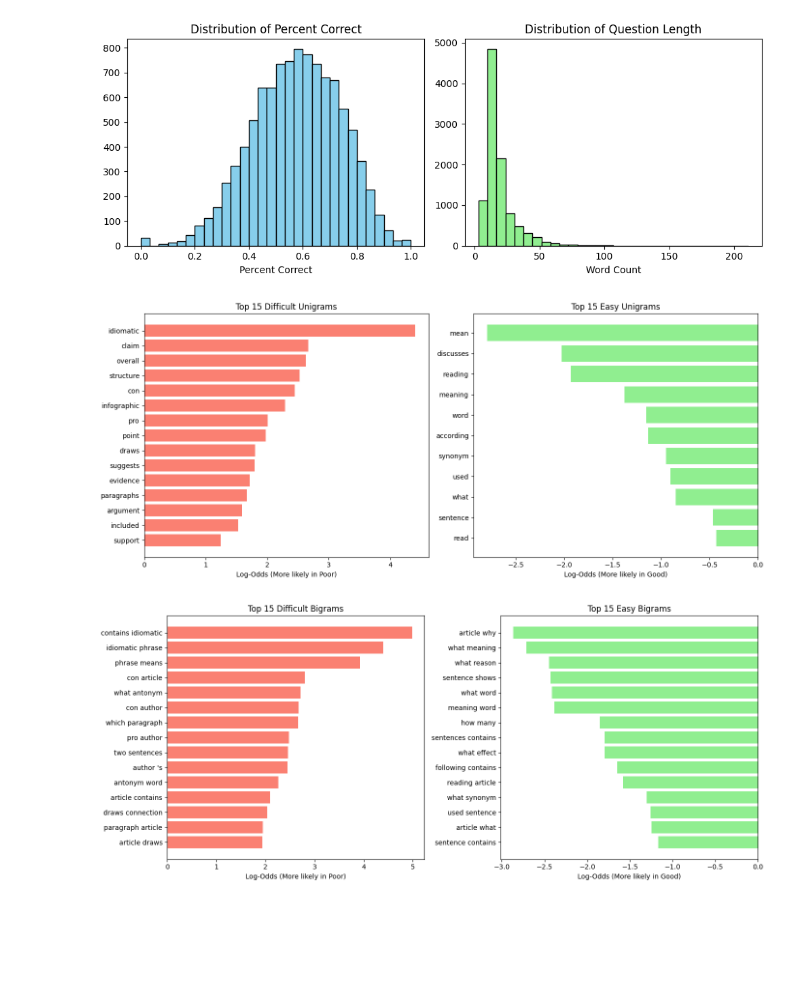
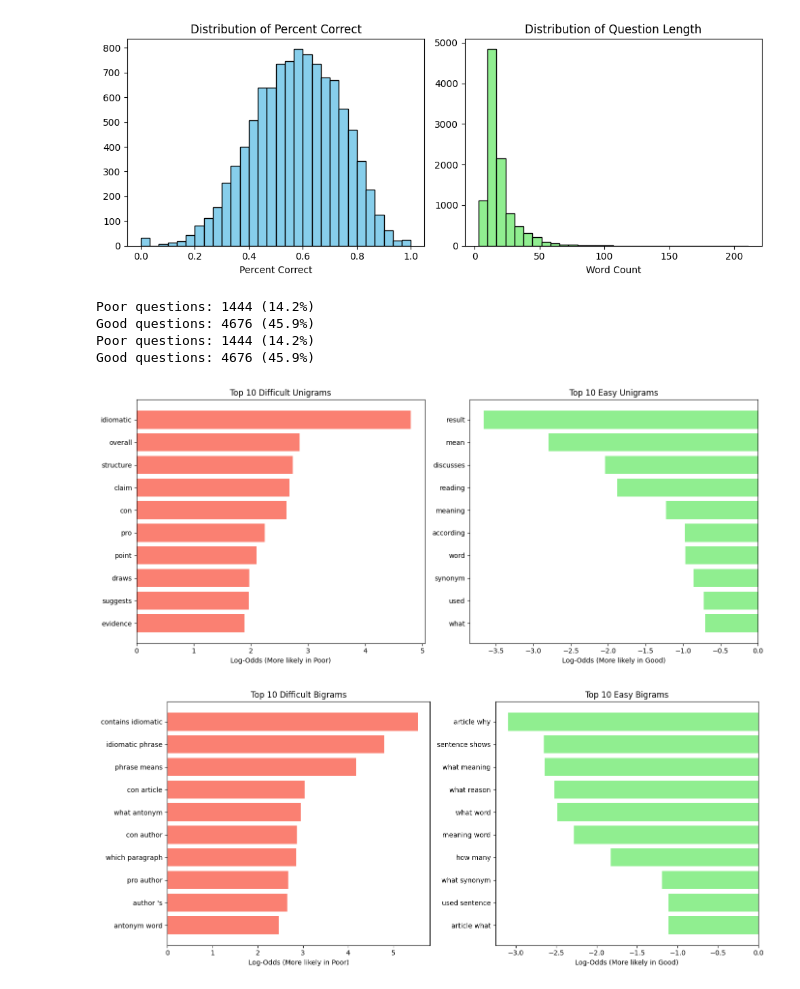
Before and after one commit to DmitryDubovikov/Quiz-Question-Difficulty-Analysis, a Jupyter notebook: analysis.ipynb, the cells around one changed output. Drawn from its saved outputs; the diff is of its cells as text; code cells hidden in the pictures; blank space fills up the shorter version.

```diff
--- a/analysis.ipynb
+++ b/analysis.ipynb
@@ -87,33 +88,44 @@ def analyze_features(df, feature_col, poor_thresh, good_thresh, min_count):
     poor_df = df[df['percent_correct'] < poor_thresh]
     good_df = df[df['percent_correct'] > good_thresh]
 
-    poor_tokens = [t for tokens in poor_df[feature_col] for t in tokens]
-    good_tokens = [t for tokens in good_df[feature_col] for t in tokens]
+    print(f"Poor questions: {len(poor_df)} ({len(poor_df)/len(df)*100:.1f}%)")
+    print(f"Good questions: {len(good_df)} ({len(good_df)/len(df)*100:.1f}%)")
+    if len(poor_df) < 30 or len(good_df) < 30:
+        print("WARNING: Sample size too small for reliable analysis")
 
-    poor_counts = Counter(poor_tokens)
-    good_counts = Counter(good_tokens)
+    poor_docs_features = [set(tokens) for tokens in poor_df[feature_col]]
+    good_docs_features = [set(tokens) for tokens in good_df[feature_col]]
 
-    total_poor_words = sum(poor_counts.values())
-    total_good_words = sum(good_counts.values())
+    poor_counts = Counter()
+    for doc_features in poor_docs_features:
+        poor_counts.update(doc_features)
+
+    good_counts = Counter()
+    for doc_features in good_docs_features:
+        good_counts.update(doc_features)
+
+    total_poor_docs = len(poor_df)
+    total_good_docs = len(good_df)
 
     all_features = set(list(poor_counts.keys()) + list(good_counts.keys()))
     features_to_analyze = {f for f in all_features if (poor_counts[f] + good_counts[f]) >= min_count}
-    vocab_size = len(features_to_analyze)
 
     results = []
     for feature in features_to_analyze:
         p_count = poor_counts.get(feature, 0)
         g_count = good_counts.get(feature, 0)
 
-        # Laplace smoothing
-        p_freq = (p_count + 1) / (total_poor_words + vocab_size)
-        g_freq = (g_count + 1) / (total_good_words + vocab_size)
-        log_odds = np.log2(p_freq / g_freq)
+        p_prob = (p_count + 0.5) / (total_poor_docs + 1)
+        g_prob = (g_count + 0.5) / (total_good_docs + 1)
 
-        # Contingency table: [[feature_in_poor, other_in_poor], [feature_in_good, other_in_good]]
-        contingency = [[p_count, total_poor_words - p_count],
-                       [g_count, total_good_words - g_count]]
+        log_odds = np.log2(p_prob / g_prob)
 
+        # Contingency table: [[docs_with_feature_in_poor, docs_without_feature_in_poor],
+        #                     [docs_with_feature_in_good, docs_without_feature_in_good]]
+        contingency = [[p_count, total_poor_docs - p_count],
+                       [g_count, total_good_docs - g_count]]
+
+        # Check expected frequencies for Chi-square
         row_sums = [sum(r) for r in contingency]
         col_sums = [sum(c) for c in zip(*contingency)]
         total = sum(row_sums)
@@ -144,7 +156,7 @@ uni_results = analyze_features(df, 'unigrams', POOR_THRESHOLD, GOOD_THRESHOLD, M
 
 bi_results = analyze_features(df, 'bigrams', POOR_THRESHOLD, GOOD_THRESHOLD, MIN_COUNT)
 
-def plot_top_features(results_df, title, top_n=15):
+def plot_top_features(results_df, title, top_n=10):
     sig = results_df[results_df['significant']]
     difficult = sig[sig['log_odds'] > 0].nlargest(top_n, 'log_odds')
     easy = sig[sig['log_odds'] < 0].nsmallest(top_n, 'log_odds')
@@ -153,35 +165,39 @@ def plot_top_features(results_df, title, top_n=15):
         print(f"No significant features found for {title}")
         return
 
     fig, (ax1, ax2) = plt.subplots(1, 2, figsize=(14, 6))
 
     if not difficult.empty:
         ax1.barh(difficult['feature'], difficult['log_odds'], color='salmon')
         ax1.set_title(f'Top {top_n} Difficult {title}')
         ax1.set_xlabel('Log-Odds (More likely in Poor)')
         ax1.invert_yaxis()
 
     if not easy.empty:
         ax2.barh(easy['feature'], easy['log_odds'], color='lightgreen')
         ax2.set_title(f'Top {top_n} Easy {title}')
         ax2.set_xlabel('Log-Odds (More likely in Good)')
         ax2.invert_yaxis()
 
     plt.tight_layout()
 
     if not os.path.exists('outputs'):
         os.makedirs('outputs')
 
     filename = f"outputs/top_features_{title.lower()}.png"
     plt.savefig(filename)
 
     plt.show()
 
 plot_top_features(uni_results, "Unigrams")
 plot_top_features(bi_results, "Bigrams")
 # %% [output]
+Poor questions: 1444 (14.2%)
+Good questions: 4676 (45.9%)
+Poor questions: 1444 (14.2%)
+Good questions: 4676 (45.9%)
-[figure, old version]
+[figure, new version]
-[figure, old version]
+[figure, new version]
 # %%
 def print_full_lists(results_df, title):
     if results_df.empty or 'significant' not in results_df.columns:
```
Also changed, not shown: parts of 2 cells of this notebook, 3 other files.
